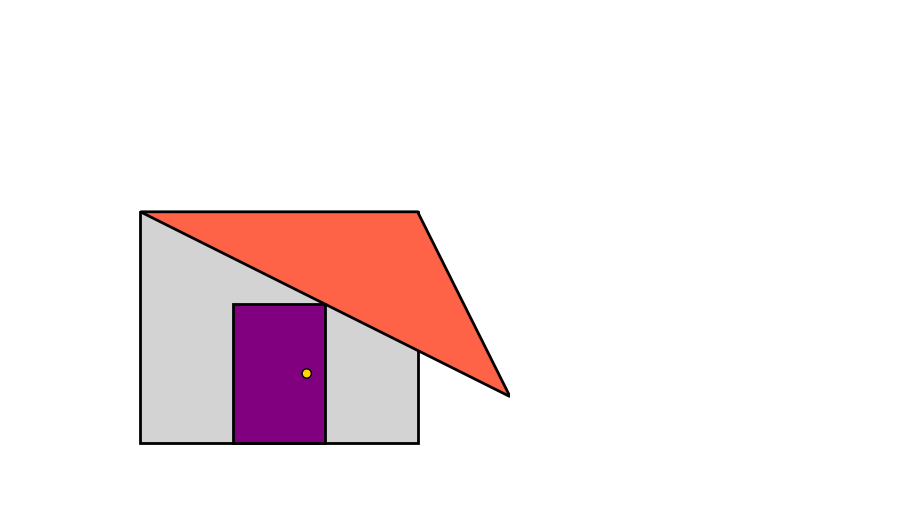
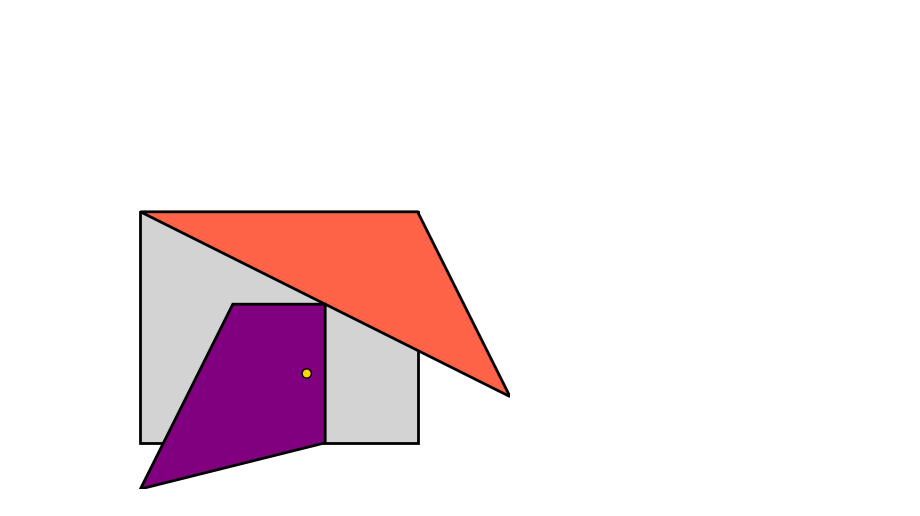
Before and after one commit to PhysikDidaktikUniAugsburg/Federn-Topologie-Quanten, a Jupyter notebook: Von_echten_Federn_zur_Topologie.ipynb, the cells around one changed output. Drawn from its saved outputs; the diff is of its cells as text; code cells hidden in the pictures.

```diff
--- a/Von_echten_Federn_zur_Topologie.ipynb
+++ b/Von_echten_Federn_zur_Topologie.ipynb
@@ -25,38 +25,36 @@ import matplotlib.patches as patches
 
 # 1. Grafik und Achsen erstellen
 fig, ax = plt.subplots(figsize=(6, 6))
-
-# --- HINTERGRUND (Himmel) ---
-ax.set_facecolor('blue')
 
 # --- HAUSWAND ---
 # Ein Rechteck: (X, Y von links unten), Breite, Höhe, Farbe
 wand = patches.Rectangle((2, 1), 6, 5, facecolor='lightgray', edgecolor='black', linewidth=2)
 ax.add_patch(wand)
 
 # --- DACH ---
 # Ein Dreieck aus drei Koordinaten-Punkten: Links(2,6) -> Spitze(10,2) -> Rechts(8,6)
 dach_punkte = [[2, 6], [10, 2], [8, 6]]
 dach = patches.Polygon(dach_punkte, facecolor='tomato', edgecolor='black', linewidth=2)
 ax.add_patch(dach)
 
 # --- TÜR ---
-tuer = patches.Rectangle((4, 1), 2, 3, facecolor='purple', edgecolor='black', linewidth=2)
+tuer_punkte = [[2,0], [6,1], [6,4], [4,4]]
+tuer = patches.Polygon(tuer_punkte, facecolor='purple', edgecolor='black', linewidth=2)
 ax.add_patch(tuer)
 
 # --- TÜR KNAUF ---
 knauf = patches.Circle((5.6, 2.5), 0.1, facecolor='gold', edgecolor='black')
 ax.add_patch(knauf)
 
 # 2. Achseneinstellungen (Damit alles gut sichtbar und nicht verzerrt ist)
 ax.set_xlim(0, 10)
 ax.set_ylim(0, 10)
 ax.set_aspect('equal') # Verhindert, dass das Haus verzerrt wird
 
 # Achsen-Beschriftungen ausblenden, damit es wie ein echtes Bild aussieht
 plt.axis('off')
 
 # Grafik anzeigen
 plt.show()
 # %% [output]
-[figure, old version]
+[figure, new version]
```
Also changed, not shown: parts of 4 cells of this notebook.
